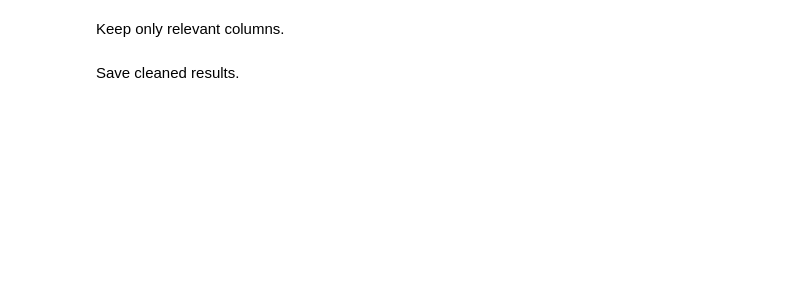
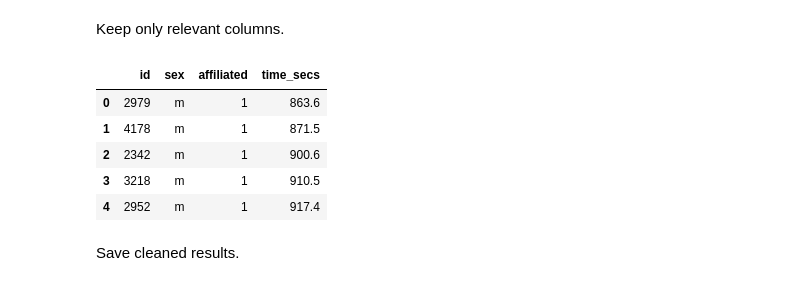
Before and after one commit to causaest/vnr, a Jupyter notebook: cleaning.ipynb, the cells around one changed output. Cells and saved outputs as stored; diff of their text form; code cells hidden in the pictures; blank space fills up the shorter version.

```diff
--- a/cleaning.ipynb
+++ b/cleaning.ipynb
@@ -96,4 +185,14 @@ Calculate correct speed.
 # %% [markdown]
 Keep only relevant columns.
+# %%
+z = z[["id", "sex", "affiliated", "time_secs"]]
+z.head()
+# %% [output]
+|  | id | sex | affiliated | time_secs |
+| 0 | 2979 | m | 1 | 863.6 |
+| 1 | 4178 | m | 1 | 871.5 |
+| 2 | 2342 | m | 1 | 900.6 |
+| 3 | 3218 | m | 1 | 910.5 |
+| 4 | 2952 | m | 1 | 917.4 |
 # %% [markdown]
 Save cleaned results.
```
Also changed, not shown: parts of 8 cells of this notebook, 7 other files.
